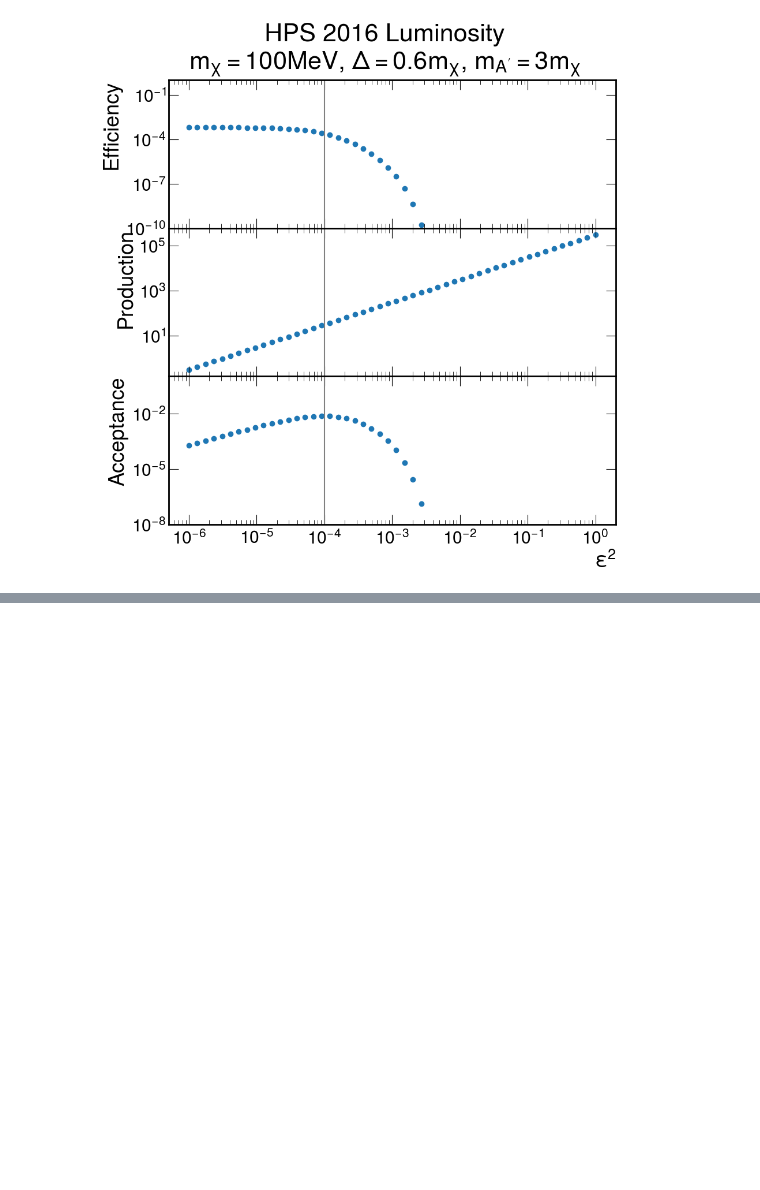
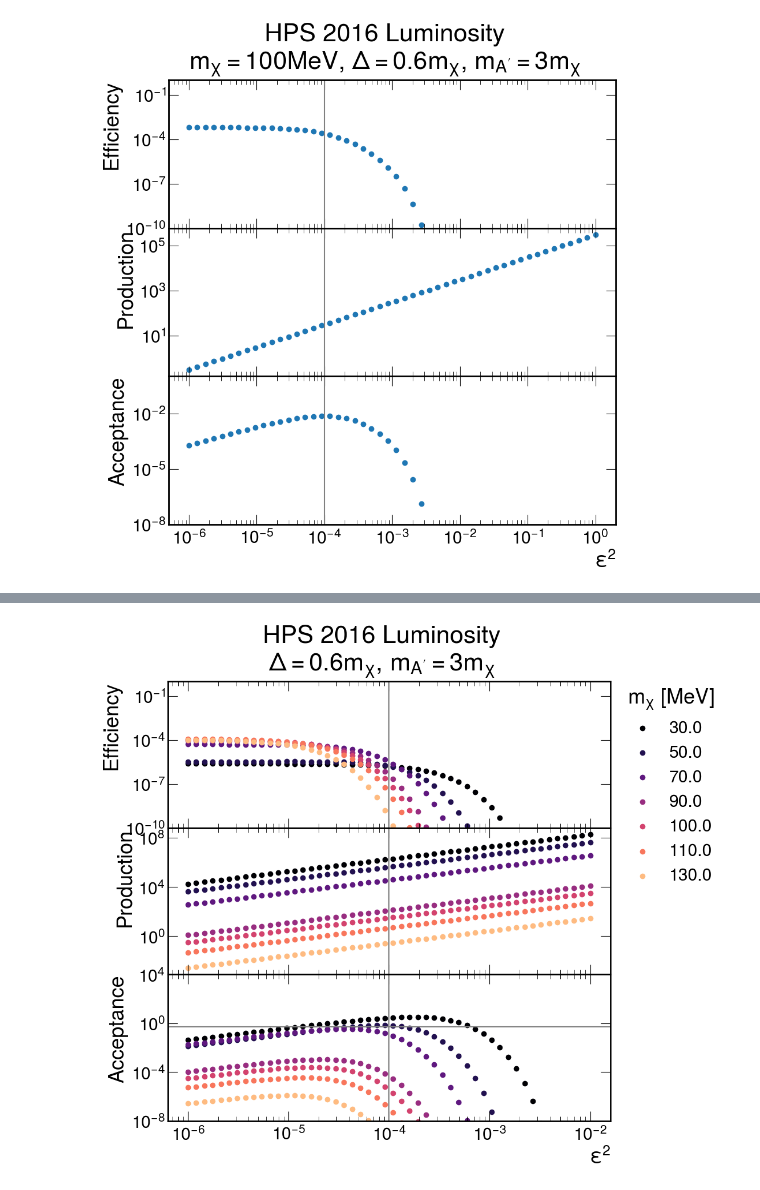
Before and after one commit to tomeichlersmith/hps, a Jupyter notebook: idm/reach/2016/idm-single-file.ipynb, the cells around one changed output, grey strips where cells are left out. Cells and saved outputs as stored; diff of their text form; code cells hidden in the pictures; blank space fills up the shorter version.

```diff
--- a/idm/reach/2016/idm-single-file.ipynb
+++ b/idm/reach/2016/idm-single-file.ipynb
@@ -121,0 +346,6 @@ plt.show()
+# %%
+signal_data = [
+    load_signal(f)
+    for f in Path('/local/cms/user/eichl008/hps/idm/signal').iterdir()
+    if f.suffix == '.root' and not f.stem.startswith('sim_')
+]
@@ -121,0 +409,56 @@ plt.show()
+# %%
+from multiprocessing import Pool
+from tqdm import tqdm
+with Pool(6) as p:
+    ldf = p.map(process_signal, signal_data, chunksize=1)
+# %%
+pack = mfsa.accumulate(ldf)
+
+pack['roacc'] = from_accumulator(pack['roacc'])
+# %%
+fig, (eff, prod, full) = plt.subplots(
+    nrows = 3,
+    sharex = 'col',
+    gridspec_kw = dict(
+        hspace=0,
+    )
+)
+
+mchi = np.unique(pack['roacc'].mchi)
+
+cm = plt.get_cmap('magma')
+colors =[cm(1.*i/len(mchi)) for i in range(len(mchi))]
+
+for ax in (eff, prod, full):
+    ax.set_yscale('log')
+    ax.set_xscale('log')
+    ax.axvline(1e-4, color='gray')
+    ax.set_prop_cycle(color=colors)
+
+full.axhline(0.5, color='gray')
+
+for mchi in mchi:
+    sl = pack['roacc'][pack['roacc'].mchi==mchi]
+    eff.scatter(sl.eps2, sl.full_eff, label=mchi)
+    eff.set_ylabel('Efficiency')
+    eff.set_ylim(ymin=1e-10, ymax=1)
+
+    prod.scatter(sl.eps2, sl.prod_rate)
+    prod.set_ylabel('Production')
+
+    full.scatter(sl.eps2, sl.full_rate)
+    full.set_ylabel('Acceptance')
+    full.set_xlabel('$\\epsilon^2$')
+    full.set_ylim(ymin=1e-8, ymax=1e4)
+
+fig.legend(
+    loc='upper left',
+    bbox_to_anchor=(0.9,0.9),
+    title='$m_\\chi$ [MeV]'
+)
+fig.suptitle("""HPS 2016 Luminosity
+$\Delta = 0.6m_\\chi$, $m_{A'}=3m_\\chi$""")
+#fig.savefig('plots/mchi-100-rdmchi-0.6-rmap-3-acc-rate.pdf', bbox_inches='tight')
+plt.show()
+# %% [output]
+[figure, added]
```
Also changed, not shown: parts of 21 cells of this notebook, 3 other files.
